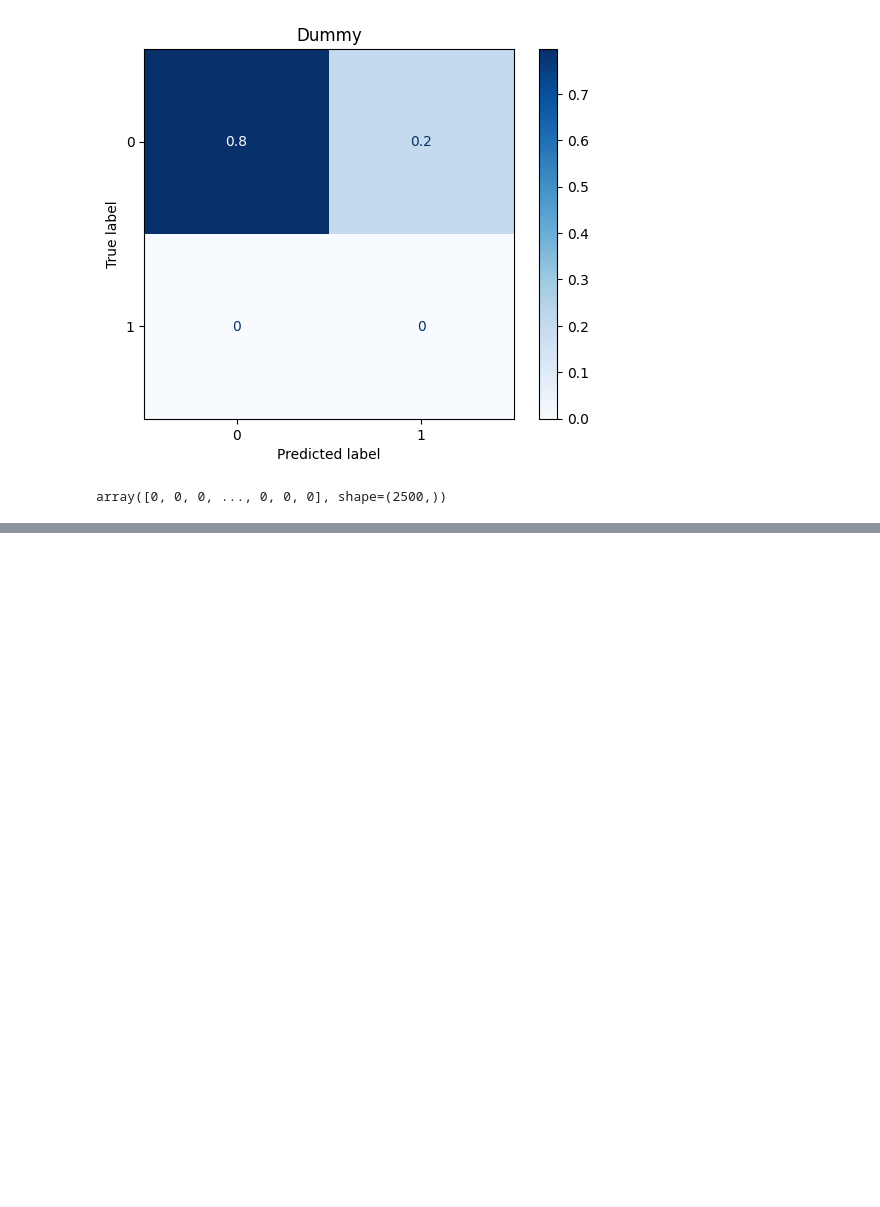
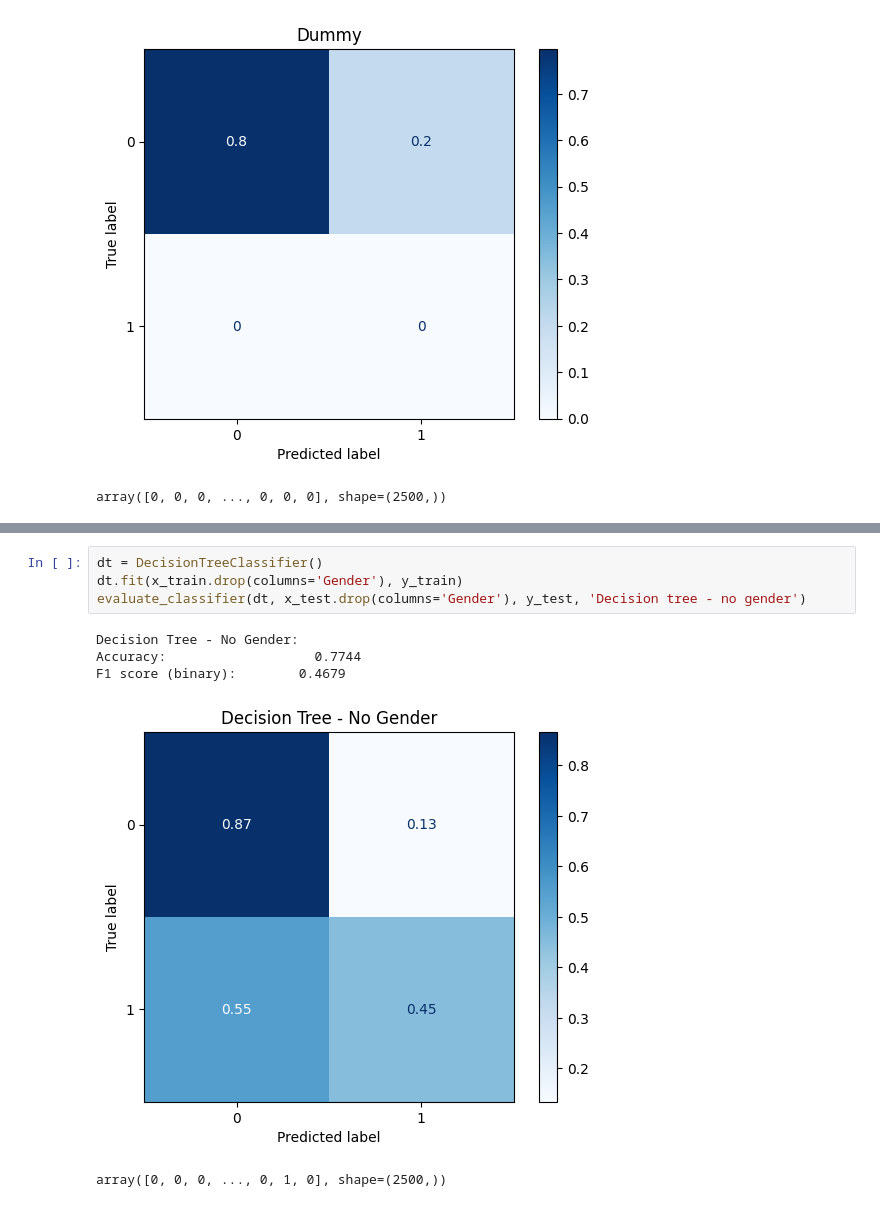
Before and after one commit to M61ss/big-data, a Jupyter notebook: exam-simulations/10-09-2024/10-09-2024.ipynb, the cells around one changed output, grey strips where cells are left out. Saved outputs shown, nothing was run; the diff lists cells and outputs as text; blank space fills up the shorter version.

```diff
--- a/exam-simulations/10-09-2024/10-09-2024.ipynb
+++ b/exam-simulations/10-09-2024/10-09-2024.ipynb
@@ -587,0 +563,10 @@ Female:  305
+# %%
+dt = DecisionTreeClassifier()
+dt.fit(x_train.drop(columns='Gender'), y_train)
+evaluate_classifier(dt, x_test.drop(columns='Gender'), y_test, 'Decision tree - no gender')
+# %% [output]
+Decision Tree - No Gender:
+Accuracy:                   0.7744
+F1 score (binary):        0.4679
+[figure, added]
+array([0, 0, 0, ..., 0, 1, 0], shape=(2500,))
```
Also changed, not shown: parts of 19 cells of this notebook.
